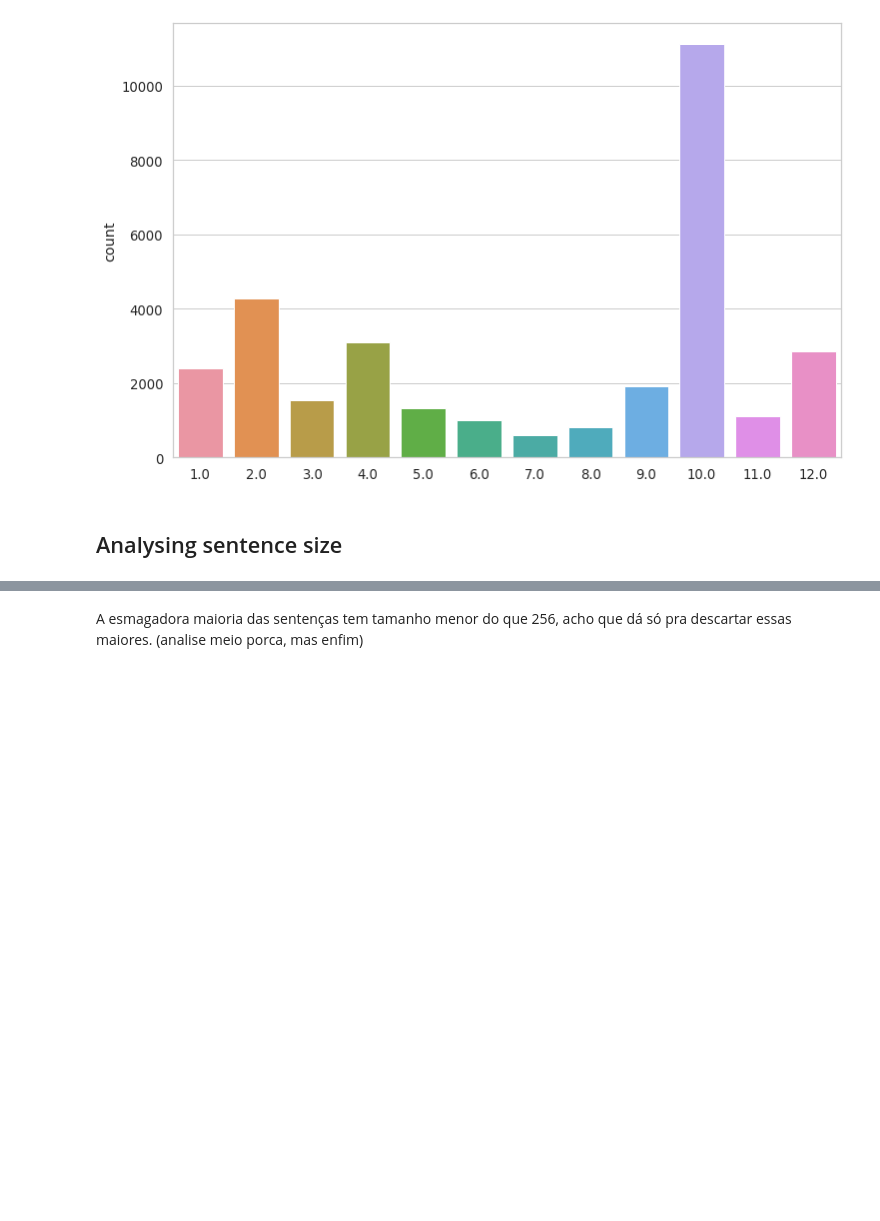
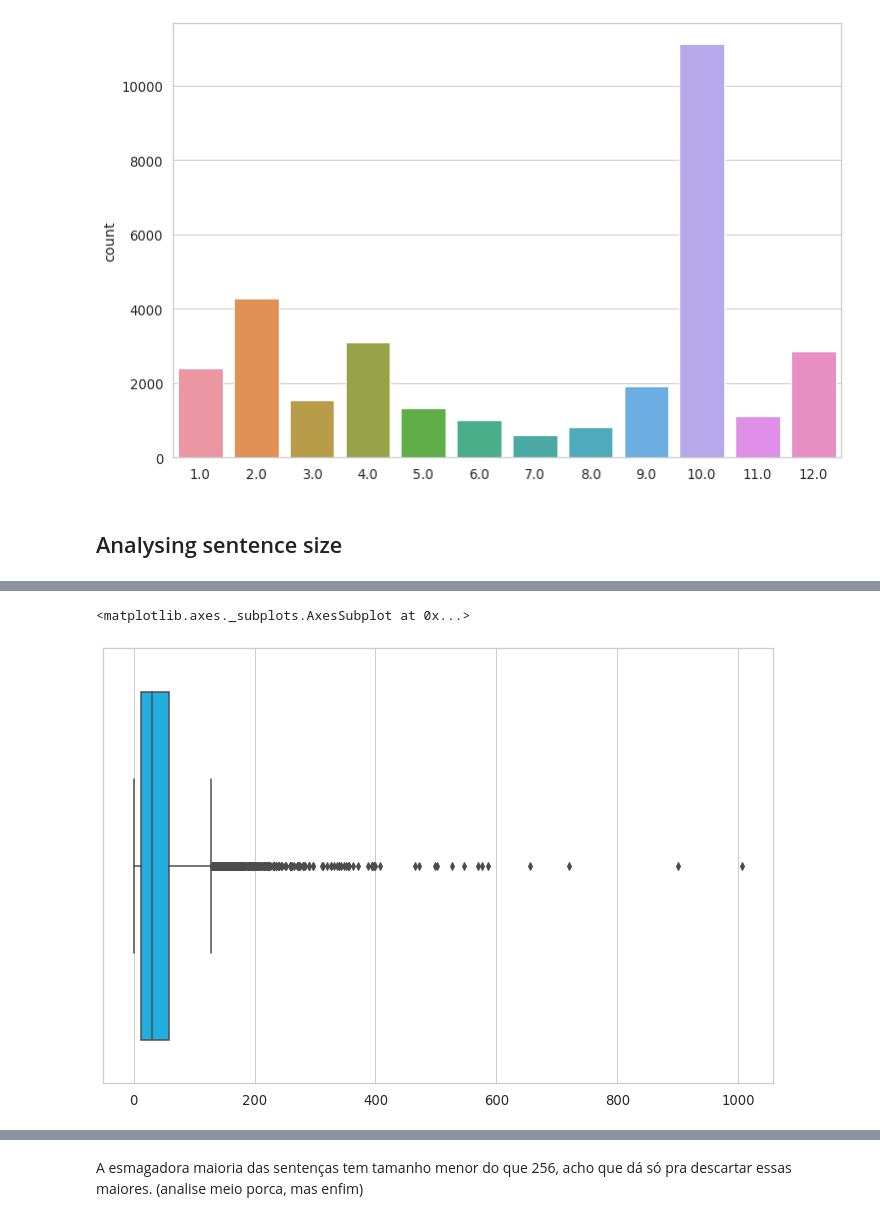
Before and after one commit to caiotda/MAC0499, a Jupyter notebook: NER_playground.ipynb, the cells around one changed output, grey strips where cells are left out. Saved outputs shown, nothing was run; the diff lists cells and outputs as text; code cells hidden in the pictures; blank space fills up the shorter version.

```diff
--- a/NER_playground.ipynb
+++ b/NER_playground.ipynb
@@ -98,3 +121,8 @@ sns.histplot(lengths)
+# %%
+sns.boxplot(lengths)
+# %% [output]
+<matplotlib.axes._subplots.AxesSubplot at 0x...>
+[figure, added]
 # %%
 longer_sentences = list(filter(lambda t: len(t) > 512, tokens)) # Bert maximum sentence size
 # %%
```
Also changed, not shown: parts of 24 cells of this notebook.
